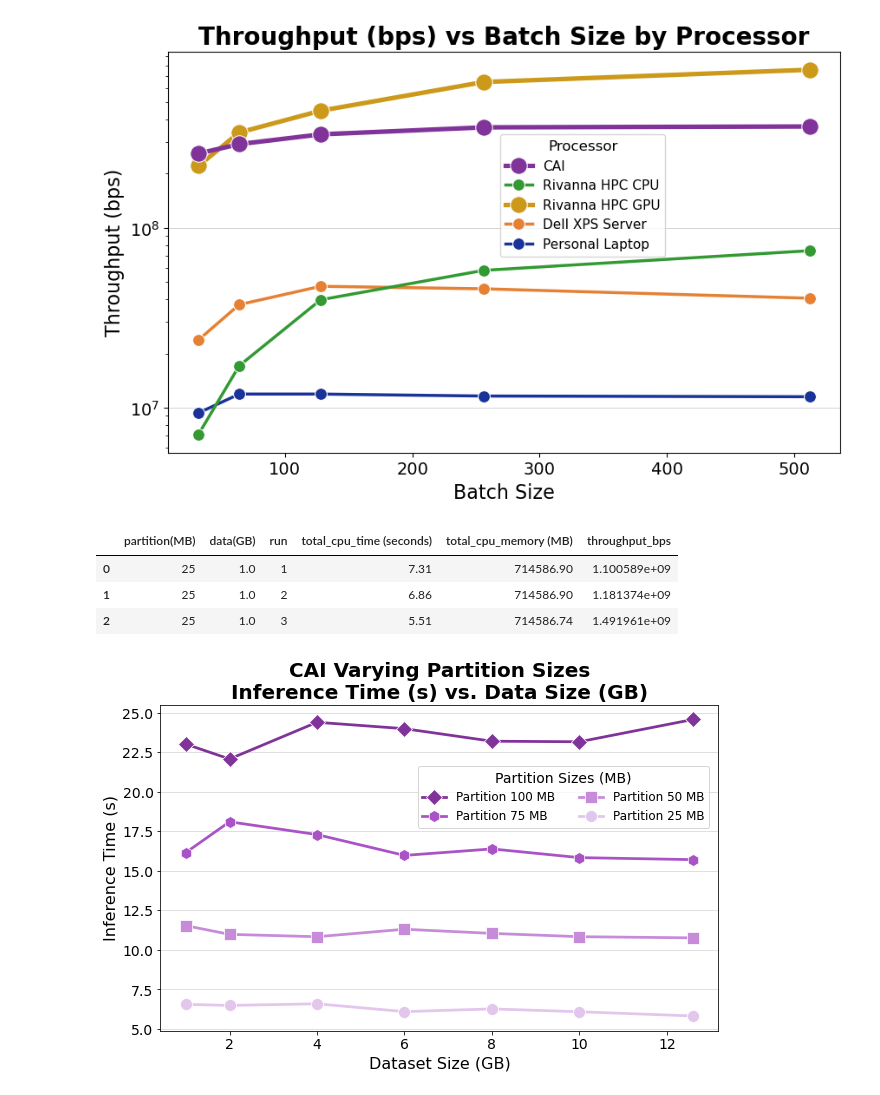
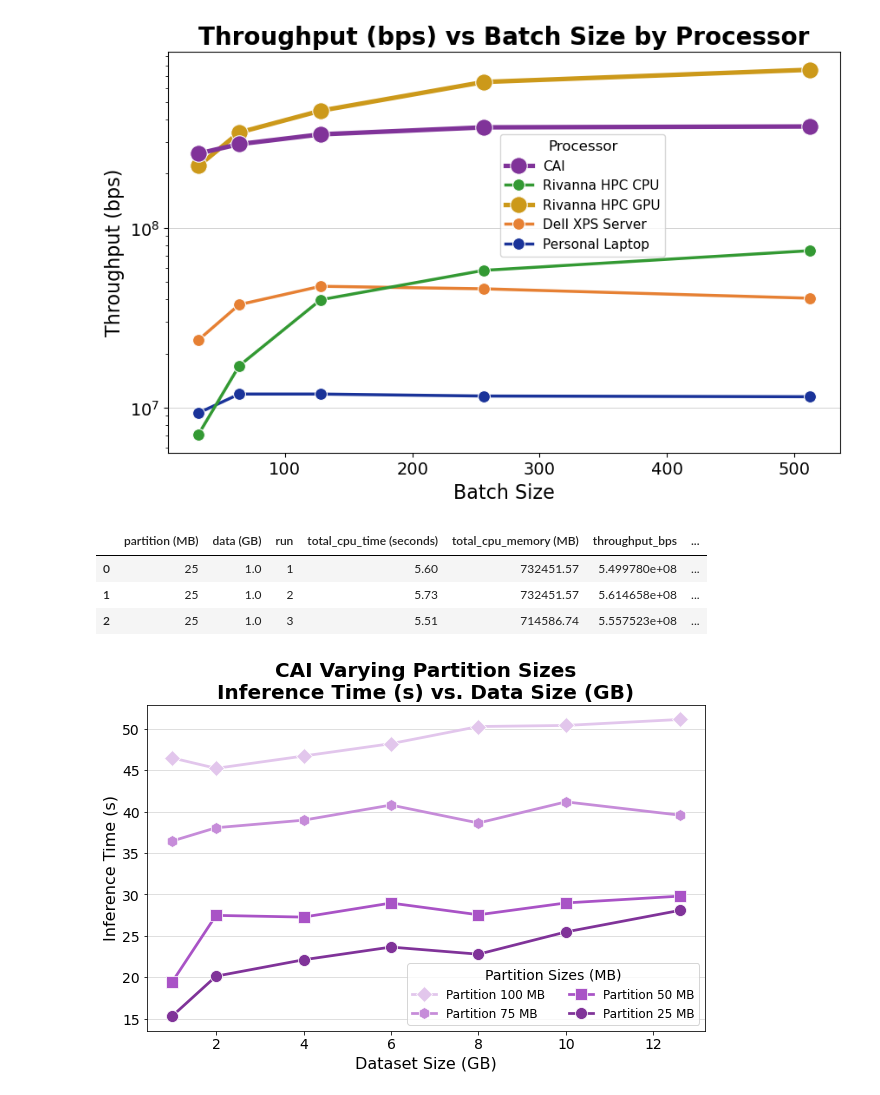
Before and after one commit to mstaylor/AI-for-Astronomy, a Jupyter notebook: code/Anomaly Detection/Plots/CosmicAIPlots.ipynb, the cells around one changed output. Drawn from its saved outputs; the diff is of its cells as text; code cells hidden in the pictures.

Commit message:
update cai plots

```diff
--- a/code/Anomaly Detection/Plots/CosmicAIPlots.ipynb
+++ b/code/Anomaly Detection/Plots/CosmicAIPlots.ipynb
@@ -429,7 +429,7 @@ plt.savefig("batchsize_throughput.png")
 # %% [output]
 [figure]
 # %%
-df = pd.read_csv('../../../aws/results/result_stats.csv')
+df = pd.read_csv('../../../aws/results/result_stats_adjusted.csv')
 data_sizes = ['1GB', '2GB', '4GB', '6GB', '8GB','10GB', 'total']
 data_sizes_num = [1, 2, 4, 6, 8, 10, 12.6]
 
@@ -439,10 +439,10 @@ markers = ['o', 's', 'h', 'D']
 
 df.head(3)
 # %% [output]
-|  | partition(MB) | data(GB) | run | total_cpu_time (seconds) | total_cpu_memory (MB) | throughput_bps |
-| 0 | 25 | 1.0 | 1 | 7.31 | 714586.90 | 1.100589e+09 |
-| 1 | 25 | 1.0 | 2 | 6.86 | 714586.90 | 1.181374e+09 |
-| 2 | 25 | 1.0 | 3 | 5.51 | 714586.74 | 1.491961e+09 |
+|  | partition (MB) | data (GB) | run | total_cpu_time (seconds) | total_cpu_memory (MB) | throughput_bps | ... |
+| 0 | 25 | 1.0 | 1 | 5.60 | 732451.57 | 5.499780e+08 | ... |
+| 1 | 25 | 1.0 | 2 | 5.73 | 732451.57 | 5.614658e+08 | ... |
+| 2 | 25 | 1.0 | 3 | 5.51 | 714586.74 | 5.557523e+08 | ... |
 # %%
 # Create a custom purple color palette with subtly varying shades of purple
 import numpy as np
@@ -462,11 +462,11 @@ def adjust_lightness(color, amount=1):
     return colorsys.hls_to_rgb(hls_color[0], lightness, hls_color[2])
 
 # Generate slightly different shades of purple
-unique_partitions = df['partition(MB)'].unique()
+unique_partitions = df['partition (MB)'].unique()
 num_partitions = len(unique_partitions)
 
 # Generate purple palette with slight variations in lightness
-purple_palette = [adjust_lightness(base_purple, amount=0.15 * i) for i in range(num_partitions)][::-1]
+purple_palette = [adjust_lightness(base_purple, amount=0.15 * i) for i in range(num_partitions)]
 partition_color_map = dict(zip(unique_partitions, purple_palette))
 
 # Set up the plot
@@ -474,11 +474,11 @@ plt.figure(figsize=(10, 6))
 
 # Plot each partition with its respective color
 for index, (partition, color) in enumerate(partition_color_map.items()):
-    partition_data = df[df['partition(MB)'] == partition]
+    partition_data = df[df['partition (MB)'] == partition]
     sns.lineplot(
         data=partition_data,
-        x='data(GB)',
-        y='total_cpu_time (seconds)',
+        x='data (GB)',
+        y='inference_duration (s)',
         label=f'Partition {partition} MB',
         marker=markers[index % len(markers)],
         linewidth=2.75,
@@ -504,36 +504,36 @@ plt.title(
     fontsize=20,
     fontweight='bold'
 )
 
 # Annotate labels above each line
 for line, label in zip(plt.gca().get_lines(), partition_color_map.keys()):
     x_data = line.get_xdata()
     y_data = line.get_ydata()
 
     # Get the maximum y value and its corresponding x value for annotation
     max_y = max(y_data)
     max_x = x_data[np.argmax(y_data)]
 
 # Reverse the order of the legend and move it to the bottom right
 handles, labels = plt.gca().get_legend_handles_labels()
 plt.legend(
     handles=handles[::-1],  # Reverse the order of handles
     labels=labels[::-1],    # Reverse the order of labels
     fontsize=12,
     title='Partition Sizes (MB)',
     title_fontsize=14,
-    bbox_to_anchor=(0.45, 0.83),
-    # loc='center right',  # Position the legend at the bottom right corner,
+    # bbox_to_anchor=(0.45, 0.1),
+    loc='lower right',  # Position the legend at the bottom right corner,
     ncols=2
 )
 
 # Add horizontal grid lines only
 plt.grid(axis='y', color='gray', linewidth=0.5, alpha=0.5)
 
 # Save the figure
 plt.savefig("cai_inference_time.jpg", dpi=200)
 # %% [output]
-[figure, old version]
+[figure, new version]
 # %%
 # Load data
 # df = pd.read_csv('result_stats.csv')
```
Also changed, not shown: parts of 1 cell of this notebook, 2 other files.
